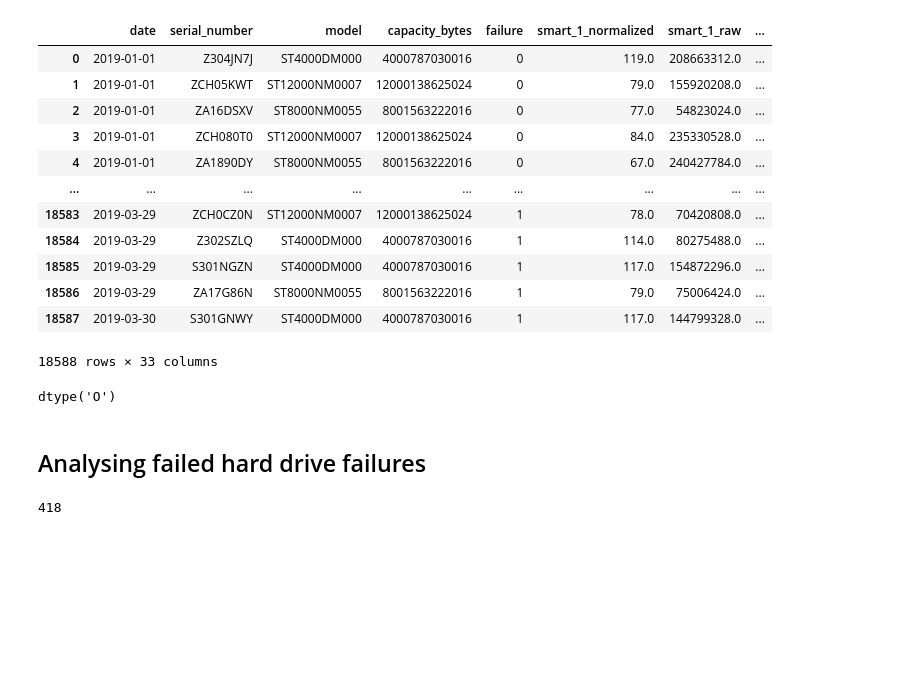
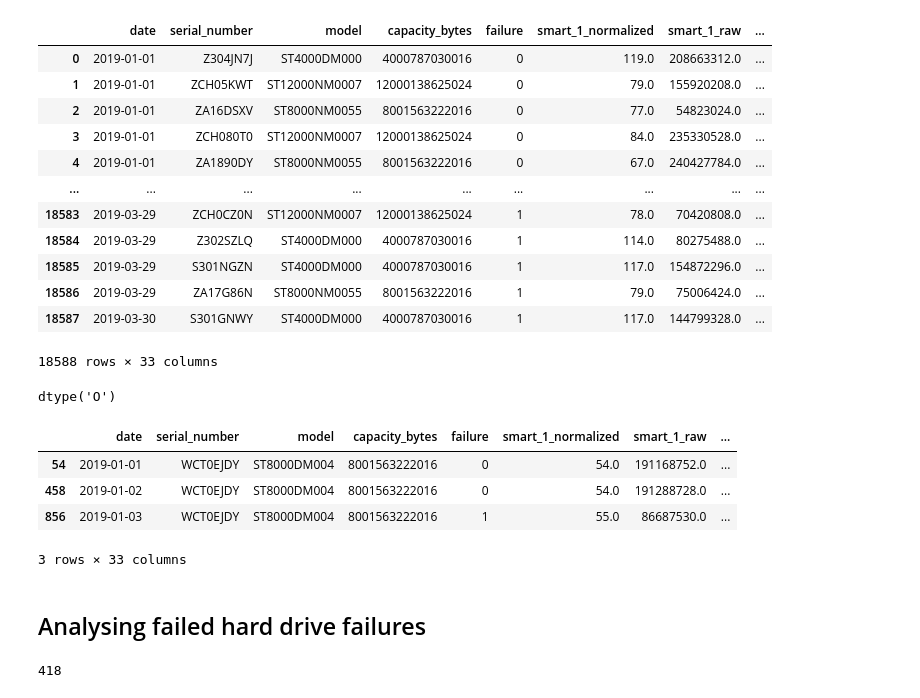
Before and after one commit to baari-ali/hard-drive-predictive-maintenance, a Jupyter notebook: src/decision_tree_and_random_forest_modelling.ipynb, the cells around one changed output. Saved outputs shown, nothing was run; the diff lists cells and outputs as text; code cells hidden in the pictures; blank space fills up the shorter version.

```diff
--- a/decision_tree_and_random_forest_modelling.ipynb
+++ b/src/decision_tree_and_random_forest_modelling.ipynb
@@ -173,11 +118,19 @@ df
 # %%
 df.to_csv('data/failed_hdds.csv', index=False)
 # %%
-df = pd.read_csv('data/failed_hdds.csv')
+df = pd.read_csv('../dataset/failed_hdds.csv')
 # %%
 df['date'].dtype
 # %% [output]
 dtype('O')
+# %%
+df[df['model'] == 'ST8000DM004']
+# %% [output]
+|  | date | serial_number | model | capacity_bytes | failure | smart_1_normalized | smart_1_raw | ... |
+| 54 | 2019-01-01 | WCT0EJDY | ST8000DM004 | 8001563222016 | 0 | 54.0 | 191168752.0 | ... |
+| 458 | 2019-01-02 | WCT0EJDY | ST8000DM004 | 8001563222016 | 0 | 54.0 | 191288728.0 | ... |
+| 856 | 2019-01-03 | WCT0EJDY | ST8000DM004 | 8001563222016 | 1 | 55.0 | 86687530.0 | ... |
+3 rows × 33 columns
 # %% [markdown]
 ## Analysing failed hard drive failures
 # %%
```
Also changed, not shown: parts of 6 cells of this notebook, 3 other files.
